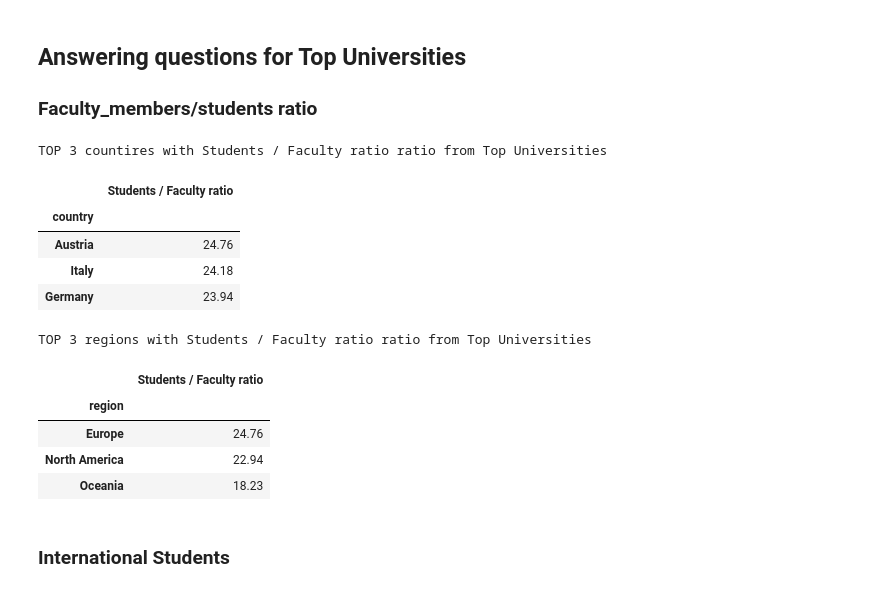
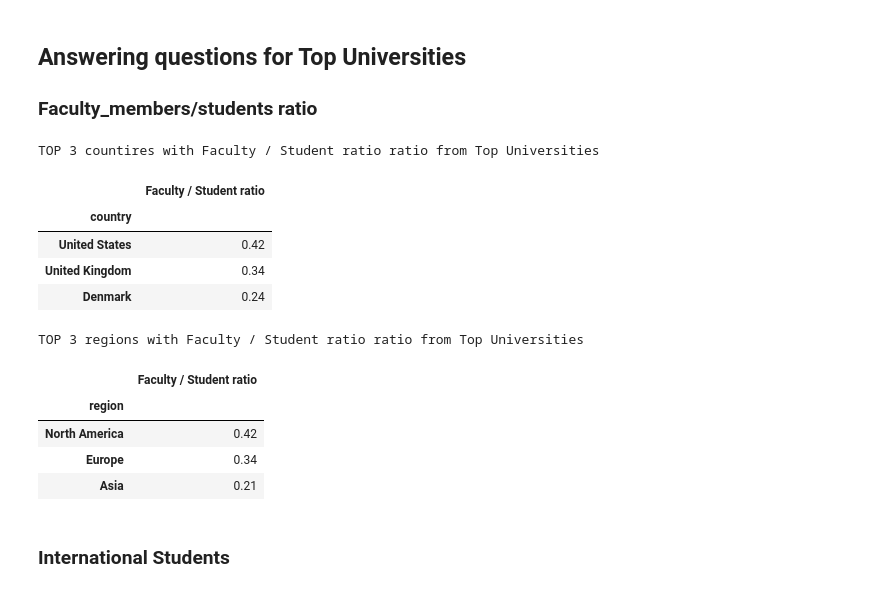
Before and after one commit to Amaumaury/ada-2017, a Jupyter notebook: 02 - Data from the Web/Homework2.ipynb, the cells around one changed output. Cells and saved outputs as stored; diff of their text form; code cells hidden in the pictures.

```diff
--- a/02 - Data from the Web/Homework2.ipynb
+++ b/02 - Data from the Web/Homework2.ipynb
@@ -243,37 +248,37 @@ times_ranking_dataframe.head()
 # %%
 nr_stud        = tu_ranking_dataframe['Total student'];
 nr_fac_mem     = tu_ranking_dataframe['Total faculty member'];
 nr_int_stud    = tu_ranking_dataframe['International student'];
 
-stud_fac_ratio = nr_stud/nr_fac_mem;
+stud_fac_ratio = nr_fac_mem/nr_stud;
 stud_int_ratio = nr_int_stud/nr_stud;
 
-tu_ranking_dataframe['Students / Faculty ratio'] = stud_fac_ratio;
+tu_ranking_dataframe['Faculty / Student ratio'] = stud_fac_ratio;
 tu_ranking_dataframe['International Students ratio'] = stud_int_ratio;
 
-by_country = pd.DataFrame( tu_ranking_dataframe.groupby(['country'])['Students / Faculty ratio'].max() );
-by_country.sort_values(['Students / Faculty ratio'], ascending = False, inplace=True)
+by_country = pd.DataFrame( tu_ranking_dataframe.groupby(['country'])['Faculty / Student ratio'].max() );
+by_country.sort_values(['Faculty / Student ratio'], ascending = False, inplace=True)
 pd.options.display.float_format = '{:.2f}'.format
-print('TOP 3 countires with Students / Faculty ratio ratio from Top Universities')
+print('TOP 3 countires with Faculty / Student ratio ratio from Top Universities')
 
 display(by_country.head(3))
-by_region = pd.DataFrame( tu_ranking_dataframe.groupby(['region'])['Students / Faculty ratio'].max() );
-by_region.sort_values(['Students / Faculty ratio'], ascending = False, inplace=True)
-print('TOP 3 regions with Students / Faculty ratio ratio from Top Universities')
+by_region = pd.DataFrame( tu_ranking_dataframe.groupby(['region'])['Faculty / Student ratio'].max() );
+by_region.sort_values(['Faculty / Student ratio'], ascending = False, inplace=True)
+print('TOP 3 regions with Faculty / Student ratio ratio from Top Universities')
 display(by_region.head(3))
 # %% [output]
-TOP 3 countires with Students / Faculty ratio ratio from Top Universities
+TOP 3 countires with Faculty / Student ratio ratio from Top Universities
-|  | Students / Faculty ratio |
+|  | Faculty / Student ratio |
 | country |  |
-| Austria | 24.76 |
-| Italy | 24.18 |
-| Germany | 23.94 |
+| United States | 0.42 |
+| United Kingdom | 0.34 |
+| Denmark | 0.24 |
-TOP 3 regions with Students / Faculty ratio ratio from Top Universities
+TOP 3 regions with Faculty / Student ratio ratio from Top Universities
-|  | Students / Faculty ratio |
+|  | Faculty / Student ratio |
 | region |  |
-| Europe | 24.76 |
-| North America | 22.94 |
-| Oceania | 18.23 |
+| North America | 0.42 |
+| Europe | 0.34 |
+| Asia | 0.21 |
 # %% [markdown]
 ### International Students
 # %%
```
Also changed, not shown: parts of 15 cells of this notebook.
